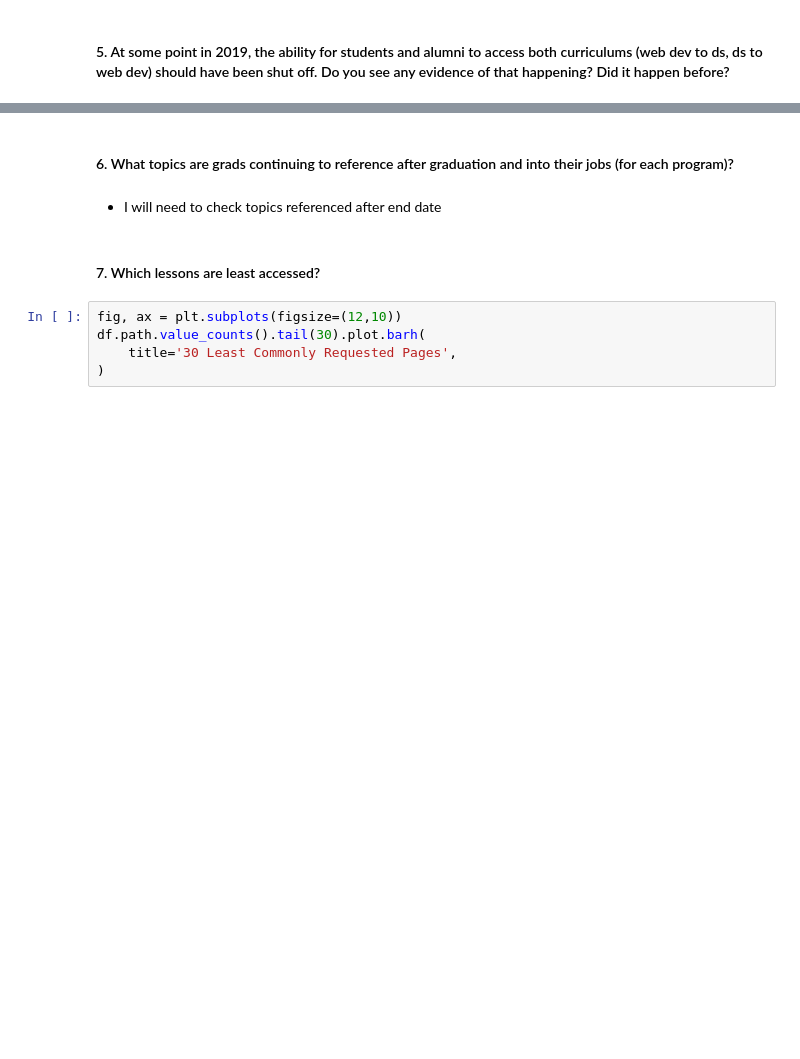
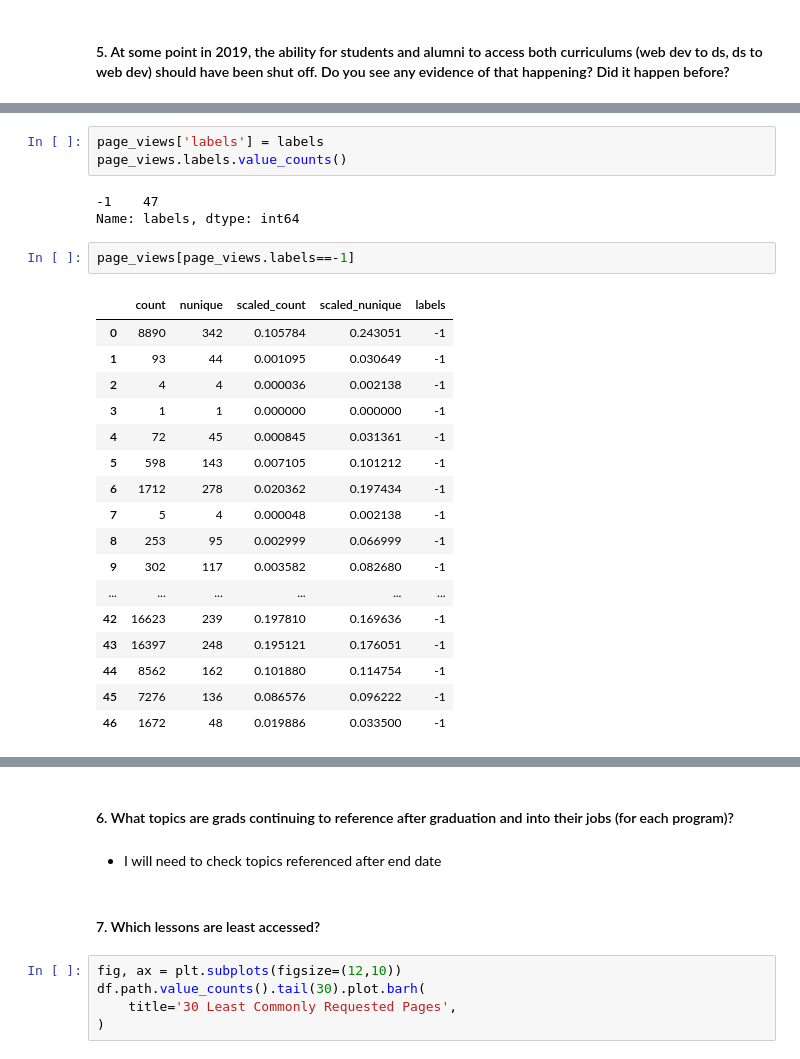
Before and after one commit to veronica-f-reyes/anomaly_detection_project, a Jupyter notebook: anomaly_detection_project.ipynb, the cells around one changed output, grey strips where cells are left out. Drawn from its saved outputs; the diff is of its cells as text; blank space fills up the shorter version.

```diff
--- a/anomaly_detection_project.ipynb
+++ b/anomaly_detection_project.ipynb
@@ -331,0 +594,26 @@ df.path.value_counts().head(20).plot.barh(
+# %%
+page_views['labels'] = labels
+page_views.labels.value_counts()
+# %% [output]
+-1    47
+Name: labels, dtype: int64
+# %%
+page_views[page_views.labels==-1]
+# %% [output]
+|  | count | nunique | scaled_count | scaled_nunique | labels |
+| 0 | 8890 | 342 | 0.105784 | 0.243051 | -1 |
+| 1 | 93 | 44 | 0.001095 | 0.030649 | -1 |
+| 2 | 4 | 4 | 0.000036 | 0.002138 | -1 |
+| 3 | 1 | 1 | 0.000000 | 0.000000 | -1 |
+| 4 | 72 | 45 | 0.000845 | 0.031361 | -1 |
+| 5 | 598 | 143 | 0.007105 | 0.101212 | -1 |
+| 6 | 1712 | 278 | 0.020362 | 0.197434 | -1 |
+| 7 | 5 | 4 | 0.000048 | 0.002138 | -1 |
+| 8 | 253 | 95 | 0.002999 | 0.066999 | -1 |
+| 9 | 302 | 117 | 0.003582 | 0.082680 | -1 |
+| ... | ... | ... | ... | ... | ... |
+| 42 | 16623 | 239 | 0.197810 | 0.169636 | -1 |
+| 43 | 16397 | 248 | 0.195121 | 0.176051 | -1 |
+| 44 | 8562 | 162 | 0.101880 | 0.114754 | -1 |
+| 45 | 7276 | 136 | 0.086576 | 0.096222 | -1 |
+| 46 | 1672 | 48 | 0.019886 | 0.033500 | -1 |
```
Also changed, not shown: parts of 43 cells of this notebook.
